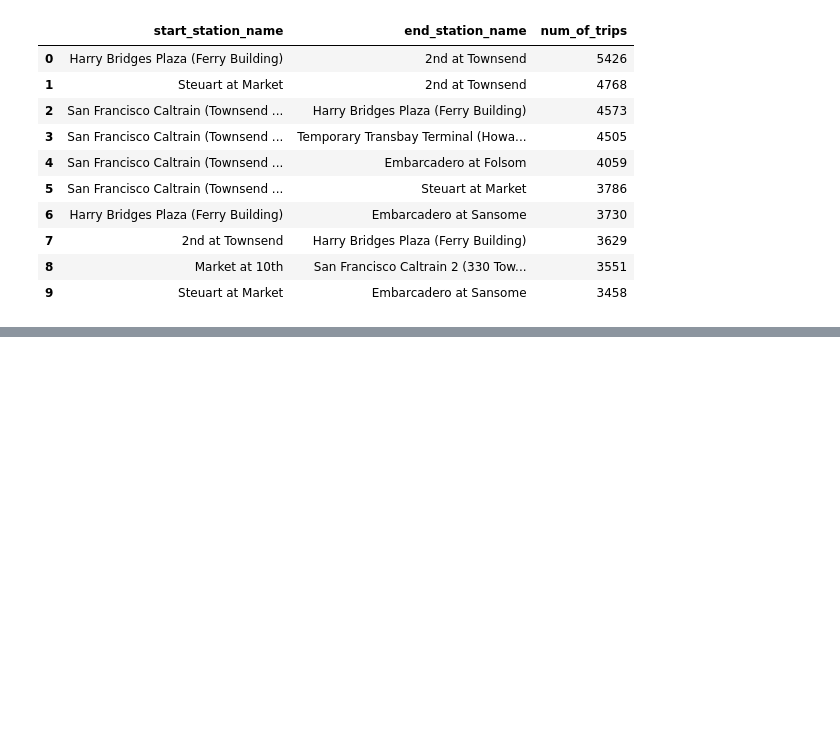
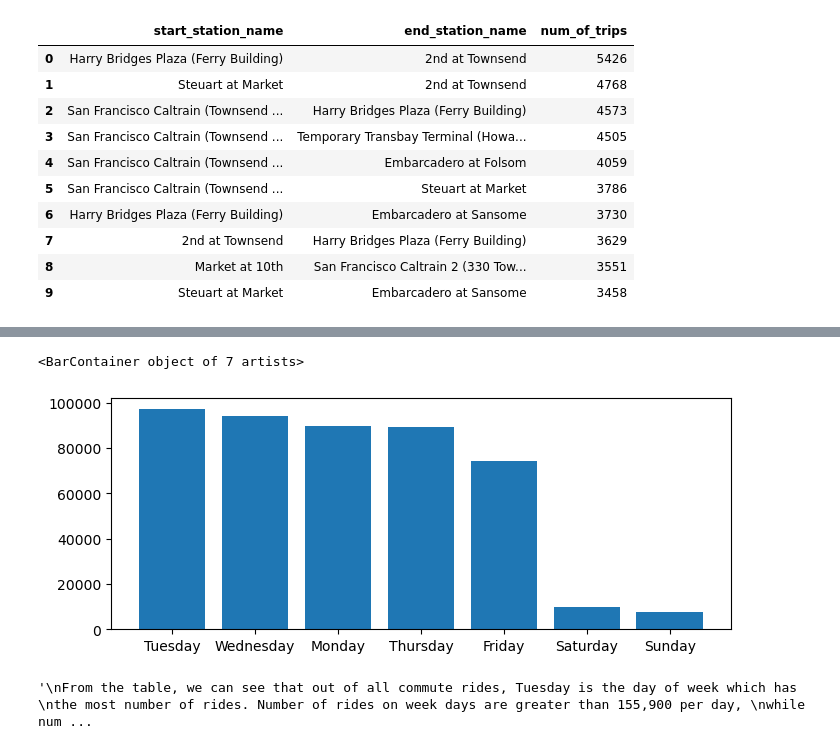
Before and after one commit to kevinxuan/MIDS_W205, a Jupyter notebook: Project_1.ipynb, the cells around one changed output, grey strips where cells are left out. Saved outputs shown, nothing was run; the diff lists cells and outputs as text; code cells hidden in the pictures; blank space fills up the shorter version.

```diff
--- a/Project_1.ipynb
+++ b/Project_1.ipynb
@@ -84,0 +118,5 @@ GROUP BY duration_group;
+# %%
+# transform dayofweek to Day
+num_to_weekday = {1:'Sunday',2:'Monday',3:'Tuesday',4:'Wednesday',5:'Thursday',6:'Friday',7:'Saturday'}
+dayofweek_t = [num_to_weekday[i] for i in day_of_week.dayofweek]
+day_of_week['dayofweek'] = pd.Series(dayofweek_t)
@@ -84,0 +134,15 @@ GROUP BY duration_group;
+# %%
+plt.figure(figsize=(8,3))
+plt.bar(day_of_week.dayofweek,day_of_week.count_of_trips)
+# %% [output]
+<BarContainer object of 7 artists>
+[figure, added]
+# %%
+'''
+From the table, we can see that out of all commute rides, Tuesday is the day of week which has
+the most number of rides. Number of rides on week days are greater than 155,900 per day,
+while number of rides for weekends are below 20,000 per day. From this, we can see that most
+customers use bike as their transportation to commute to work.
+'''
+# %% [output]
+'\nFrom the table, we can see that out of all commute rides, Tuesday is the day of week which has \nthe most number of rides. Number of rides on week days are greater than 155,900 per day, \nwhile num ...
```
Also changed, not shown: parts of 17 cells of this notebook, 1 other file.
